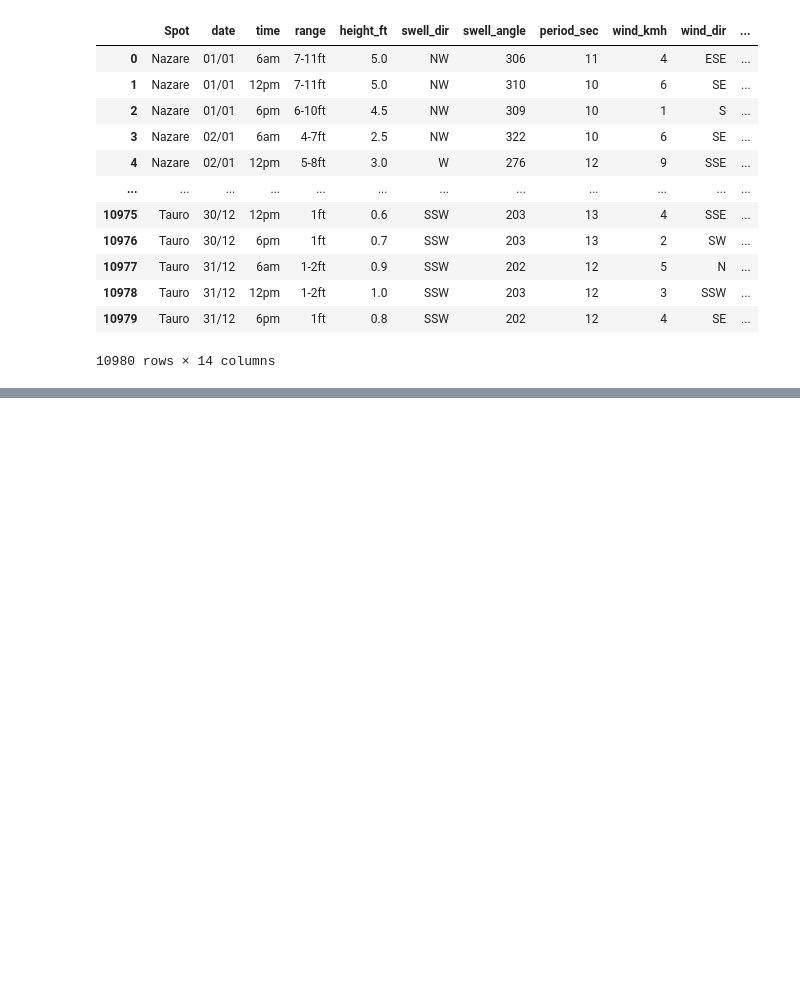
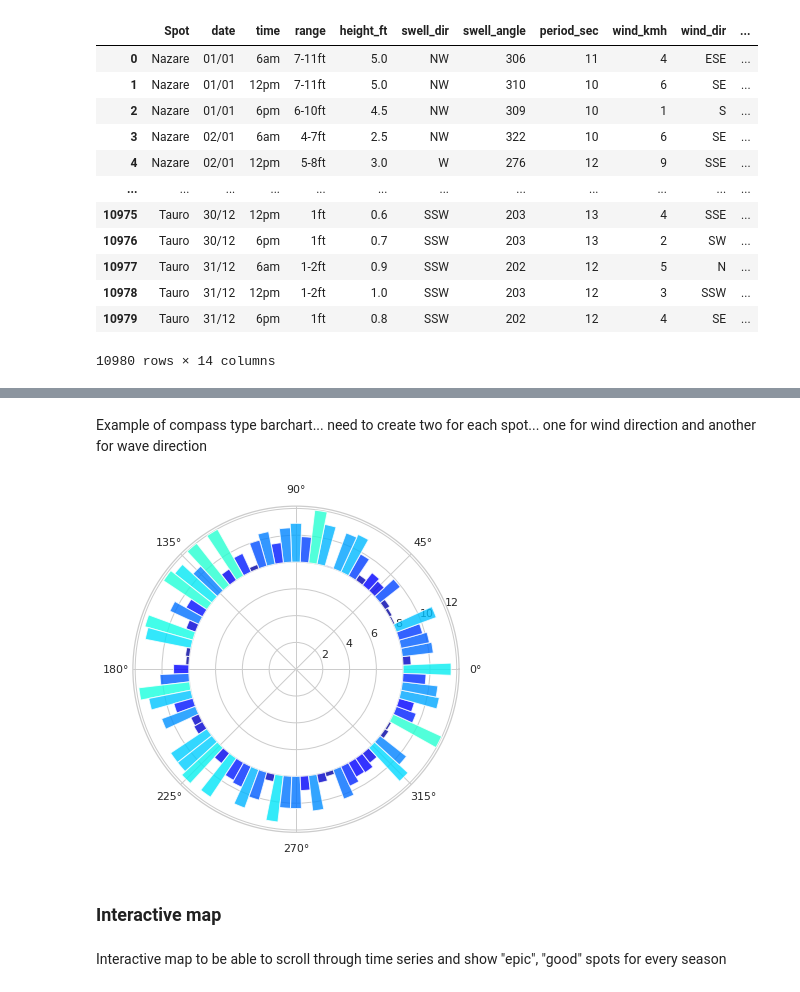
Before and after one commit to lukesmith194/SurfScanner, a Jupyter notebook: Visuals.ipynb, the cells around one changed output, grey strips where cells are left out. Drawn from its saved outputs; the diff is of its cells as text; code cells hidden in the pictures; blank space fills up the shorter version.

```diff
--- a/Visuals.ipynb
+++ b/Visuals.ipynb
@@ -21,0 +99,26 @@ data
+# %% [markdown]
+Example of compass type barchart... need to create two for each spot... one for wind direction and another for wave direction
+# %%
+N = 80
+bottom = 8
+max_height = 4
+
+theta = np.linspace(0.0, 2 * np.pi, N, endpoint=False)
+radii = max_height*np.random.rand(N)
+width = (2*np.pi) / N
+
+ax = plt.subplot(111, polar=True)
+bars = ax.bar(theta, radii, width=width, bottom=bottom)
+
+# Use custom colors and opacity
+for r, bar in zip(radii, bars):
+    bar.set_facecolor(plt.cm.jet(r / 10.))
+    bar.set_alpha(0.8)
+
+plt.show()
+# %% [output]
+[figure, added]
+# %% [markdown]
+### Interactive map
+# %% [markdown]
+Interactive map to be able to scroll through time series and show "epic", "good" spots for every season
```
Also changed, not shown: parts of 17 cells of this notebook.
